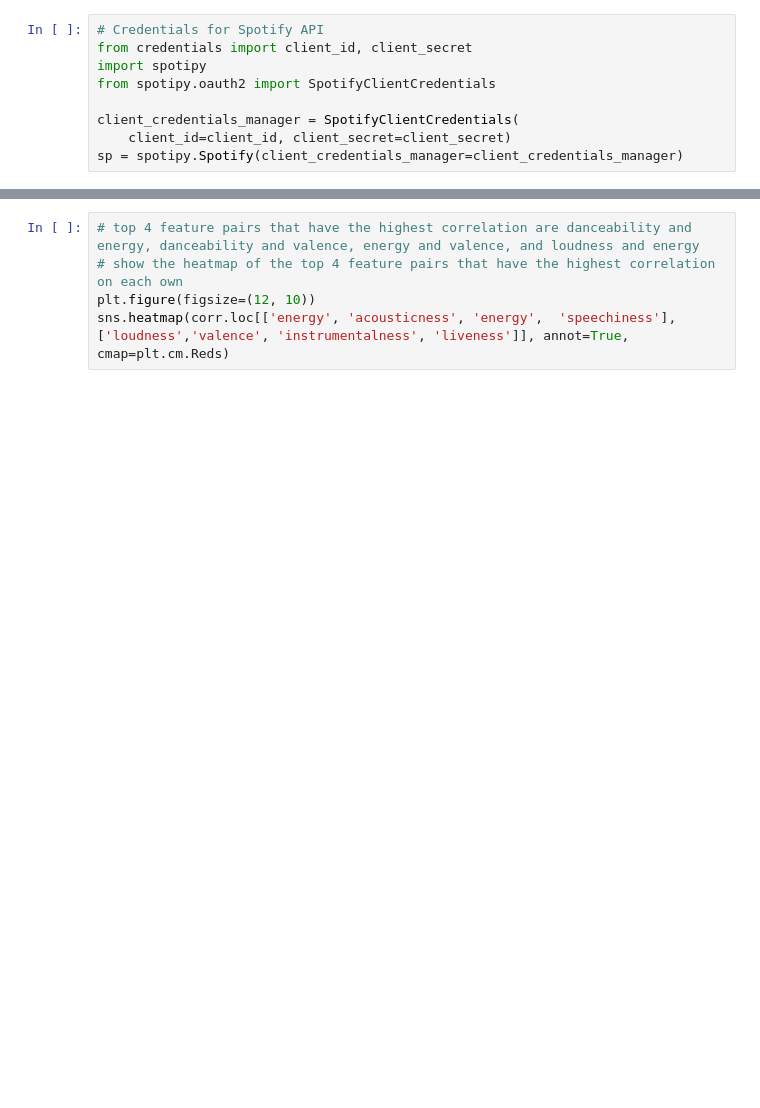
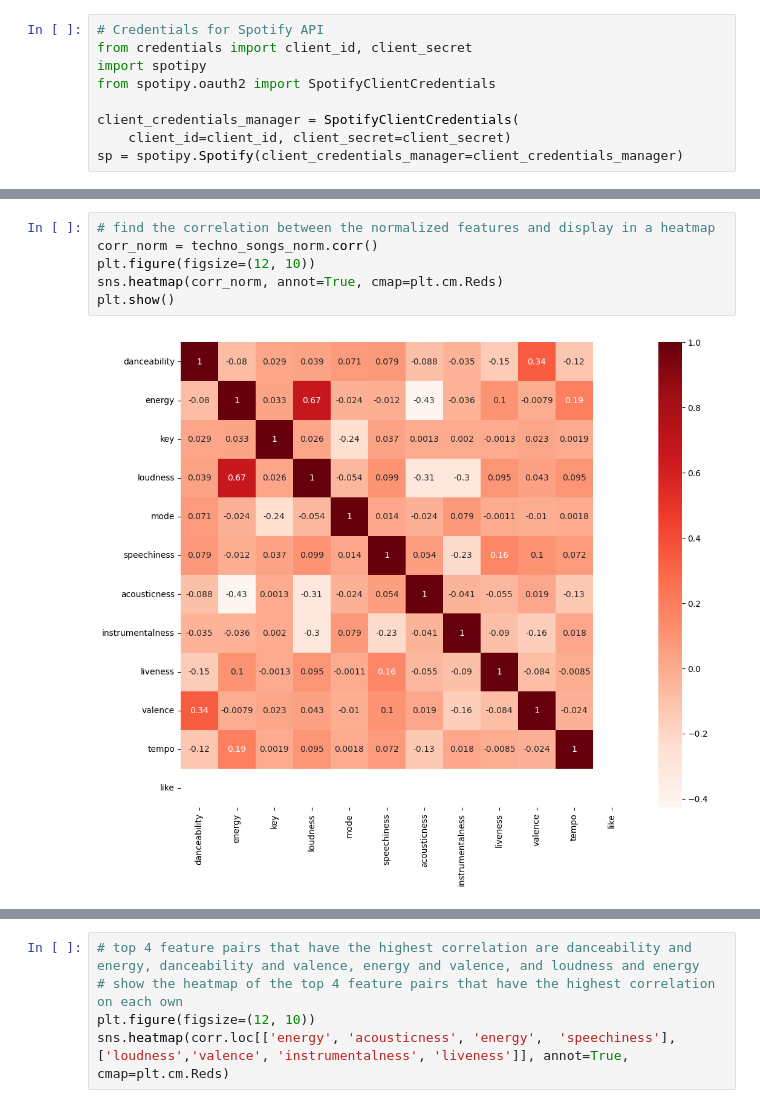
Before and after one commit to misterteri/spotify-api, a Jupyter notebook: main.ipynb, the cells around one changed output, grey strips where cells are left out. Cells and saved outputs as stored; diff of their text form; blank space fills up the shorter version.

```diff
--- a/main.ipynb
+++ b/main.ipynb
@@ -225,0 +185,8 @@ plt.show()
+# %%
+# find the correlation between the normalized features and display in a heatmap
+corr_norm = techno_songs_norm.corr()
+plt.figure(figsize=(12, 10))
+sns.heatmap(corr_norm, annot=True, cmap=plt.cm.Reds)
+plt.show()
+# %% [output]
+[figure, added]
```
Also changed, not shown: parts of 21 cells of this notebook.
